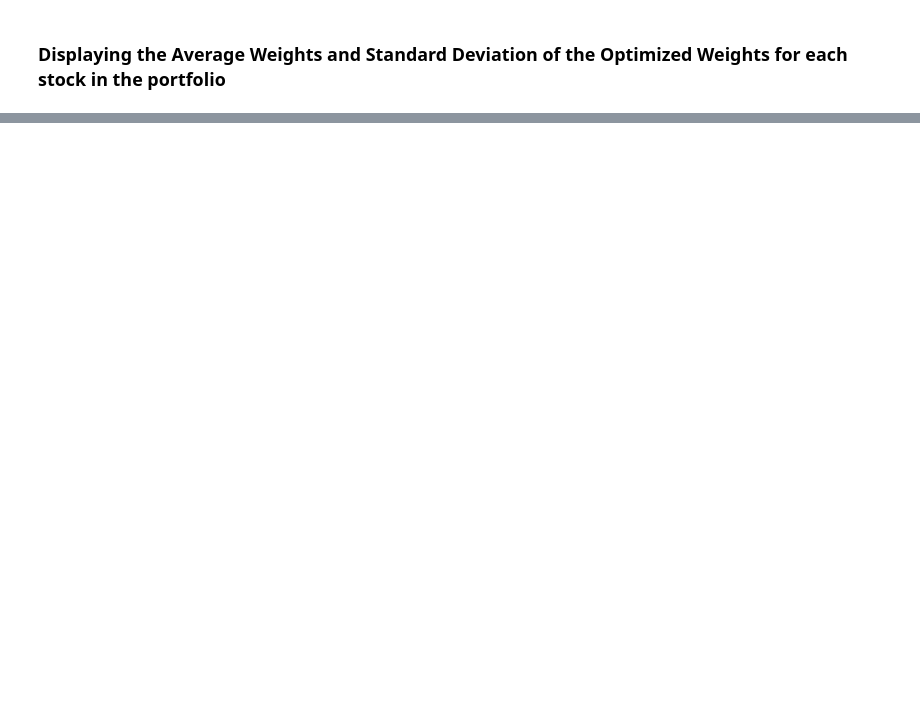
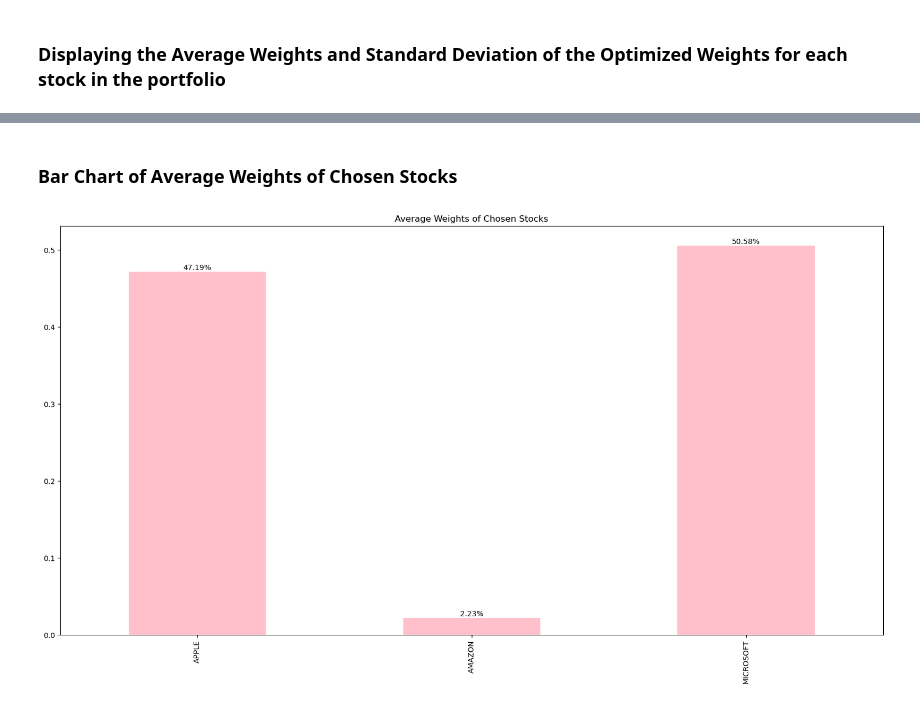
Before and after one commit to dahmadi/Capstone1, a Jupyter notebook: Portfolio.ipynb, the cells around one changed output, grey strips where cells are left out. Drawn from its saved outputs; the diff is of its cells as text; code cells hidden in the pictures; blank space fills up the shorter version.

```diff
--- a/Portfolio.ipynb
+++ b/Portfolio.ipynb
@@ -422,0 +438,22 @@ monte_carlo_avg_optimized
+# %% [markdown]
+### Bar Chart of Average Weights of Chosen Stocks
+# %%
+# Plotting the average weights
+average_weights_series = pd.Series(average_weights_optimized, index=stock_tickers)
+ax = average_weights_series.plot.bar(figsize=(20, 10), color='pink', title='Average Weights of Chosen Stocks')
+
+# Adding hover information to the plot
+for i, val in enumerate(average_weights_optimized):
+    plt.text(i, val, f'{val:.2%}', ha='center', va='bottom')
+
+# Adding custom tick labels
+plt.xticks(range(len(stock_tickers)), ['APPLE', 'AMAZON', 'MICROSOFT'])
+
+# Adding exact weight information using mplcursors
+cursor = mplcursors.cursor(ax, hover=True)
+cursor.connect("add", lambda sel: sel.annotation.set_text(f"Weight: {sel.artist.get_height():.2%}"))
+
+# Show the plot
+plt.show()
+# %% [output]
+[figure, added]
```
Also changed, not shown: parts of 9 cells of this notebook.
